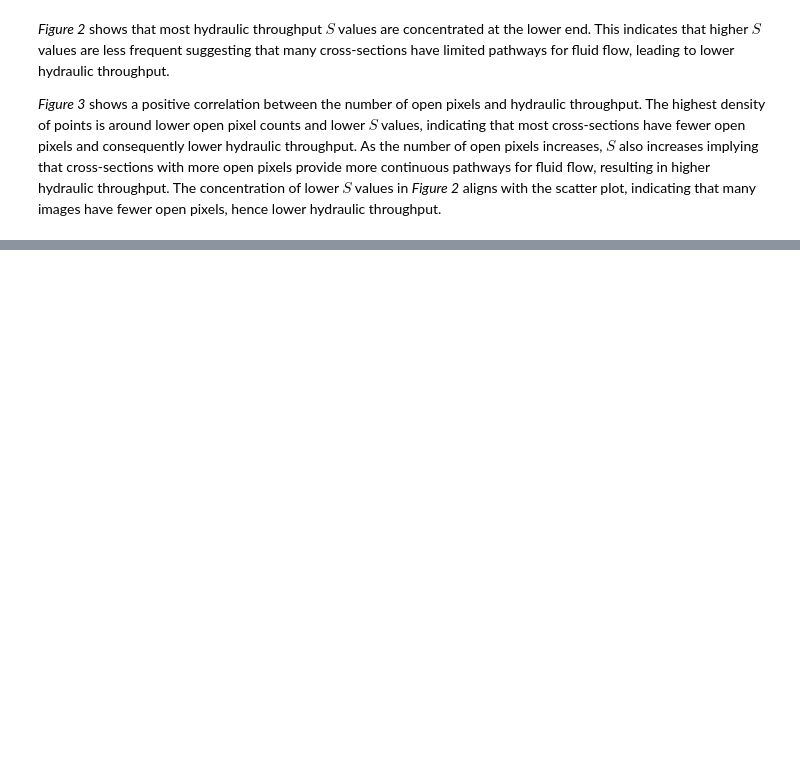
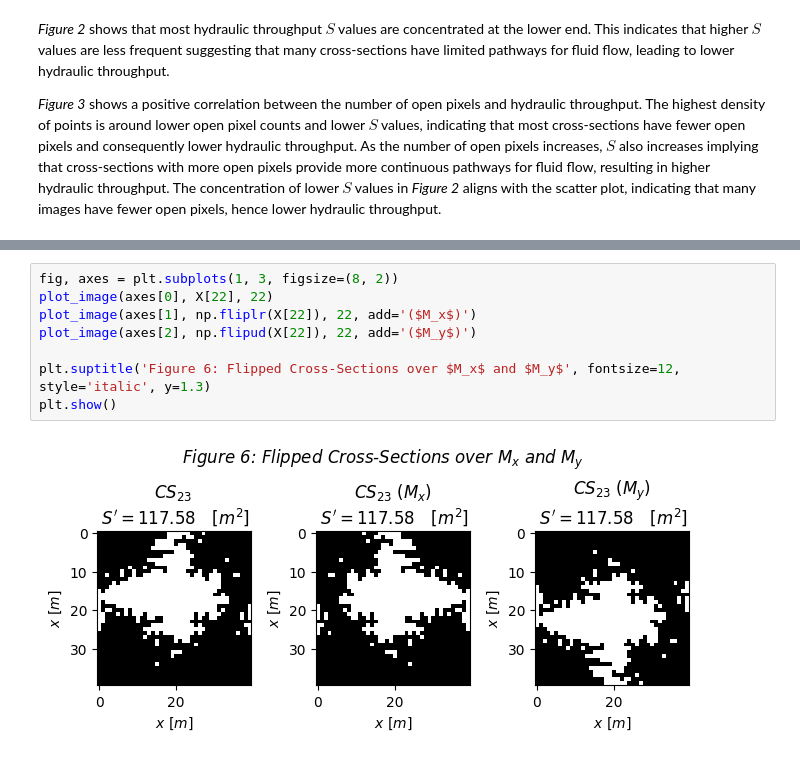
Before and after one commit to atabekis/Hydraulic-Cross-Sections-Publish, a Jupyter notebook: assignment_3.ipynb, the cells around one changed output, grey strips where cells are left out. Saved outputs shown, nothing was run; the diff lists cells and outputs as text; blank space fills up the shorter version.

```diff
--- a/assignment_3.ipynb
+++ b/assignment_3.ipynb
@@ -189,0 +215,10 @@ Here talk about all the considered symmetries and which ones can work and which
+# %%
+fig, axes = plt.subplots(1, 3, figsize=(8, 2))
+plot_image(axes[0], X[22], 22)
+plot_image(axes[1], np.fliplr(X[22]), 22, add='($M_x$)')
+plot_image(axes[2], np.flipud(X[22]), 22, add='($M_y$)')
+
+plt.suptitle('Figure 6: Flipped Cross-Sections over $M_x$ and $M_y$', fontsize=12, style='italic', y=1.3)
+plt.show()
+# %% [output]
+[figure, added]
```
Also changed, not shown: parts of 38 cells of this notebook, 27 other files.
